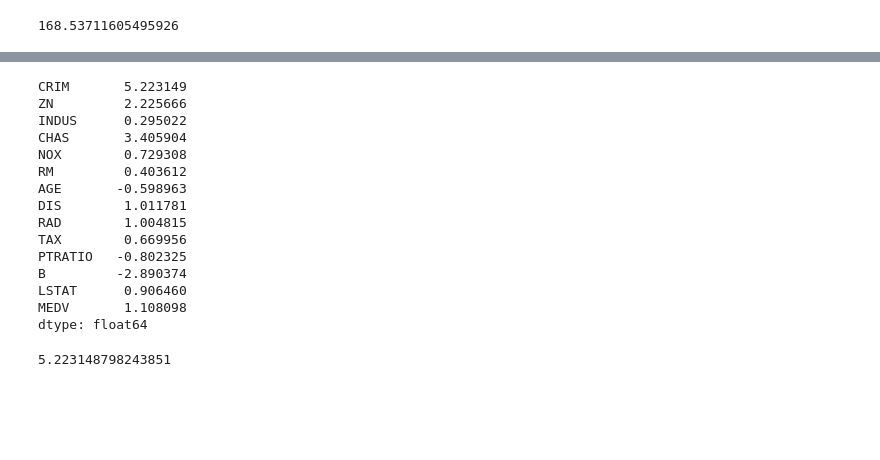
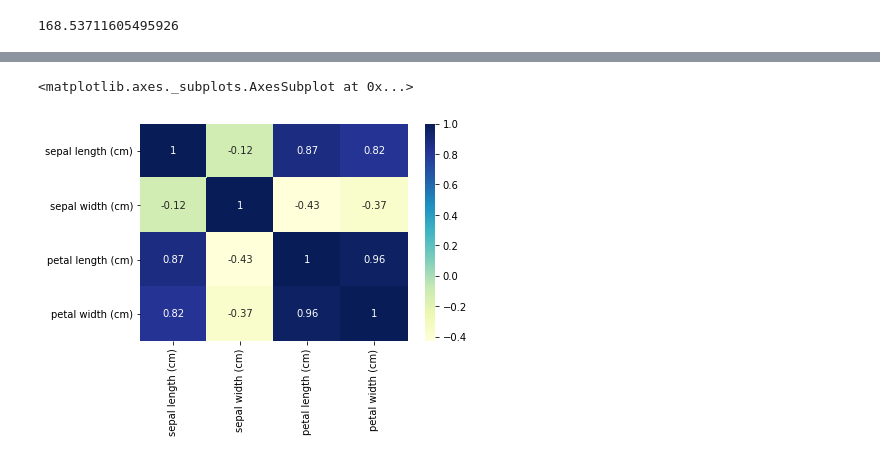
Before and after one commit to sandipanpaul21/Machine-Learning-in-Python-Code, a Jupyter notebook: 02_Univariate_Analysis.ipynb, the cells around one changed output, grey strips where cells are left out. Saved outputs shown, nothing was run; the diff lists cells and outputs as text; code cells hidden in the pictures; blank space fills up the shorter version.

```diff
--- a/02_Univariate_Analysis.ipynb
+++ b/02_Univariate_Analysis.ipynb
@@ -421,22 +428,8 @@ dtype: float64
-# %%
-boston_pd.skew()
-# %% [output]
-CRIM       5.223149
-ZN         2.225666
-INDUS      0.295022
-CHAS       3.405904
-NOX        0.729308
-RM         0.403612
-AGE       -0.598963
-DIS        1.011781
-RAD        1.004815
-TAX        0.669956
-PTRATIO   -0.802325
-B         -2.890374
-LSTAT      0.906460
-MEDV       1.108098
-dtype: float64
-# %%
-boston_pd['CRIM'].skew()
-# %% [output]
-5.223148798243851
+# %%
+# Now purposefully we are mentioning 'Pearson Method'
+sns.heatmap(iris_pd.corr(method= 'pearson'),annot= True, cmap = 'YlGnBu')
+
+# Inference : Results are same
+# %% [output]
+<matplotlib.axes._subplots.AxesSubplot at 0x...>
+[figure, added]
```
Also changed, not shown: parts of 22 cells of this notebook.
